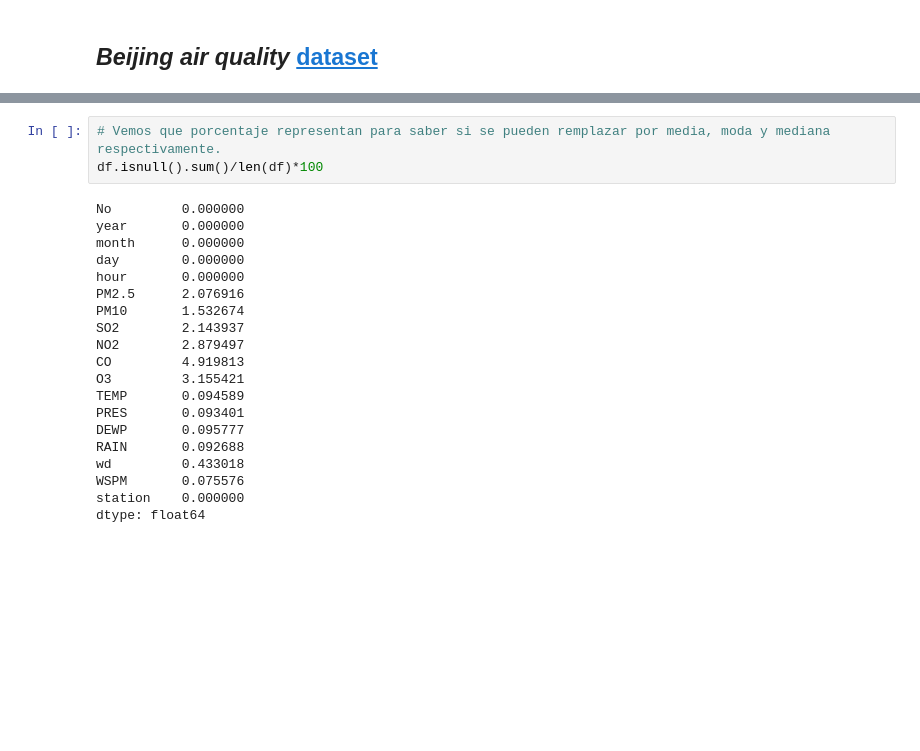
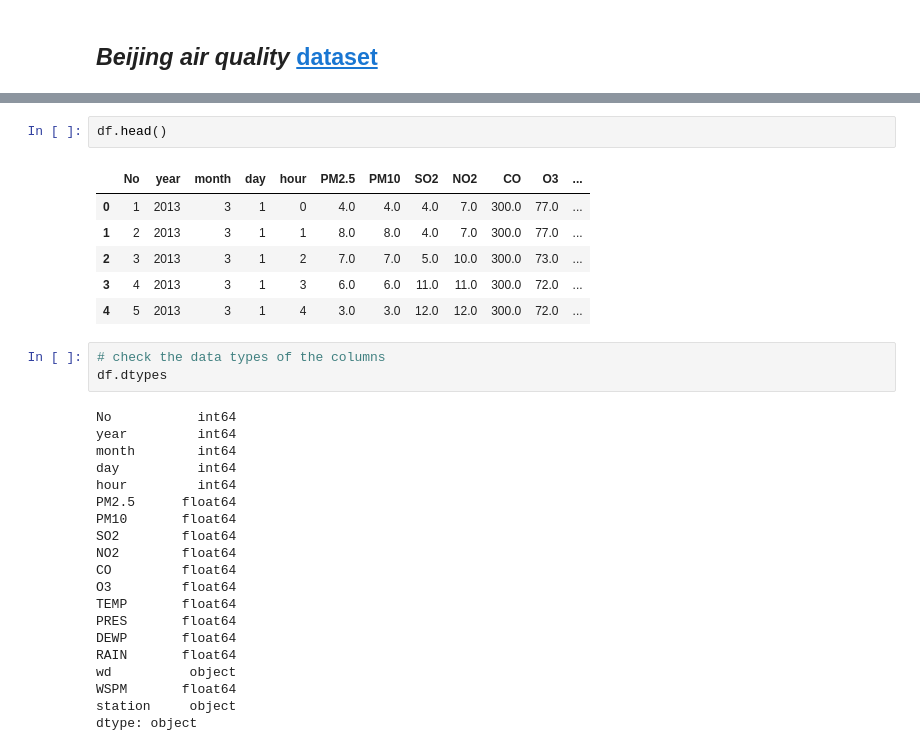
Before and after one commit to juuliquintana/Data-Extraction-Processing-and-Transformation, a Jupyter notebook: beijing.ipynb, the cells around one changed output, grey strips where cells are left out. Saved outputs shown, nothing was run; the diff lists cells and outputs as text; blank space fills up the shorter version.

```diff
--- a/beijing.ipynb
+++ b/beijing.ipynb
@@ -79,23 +33,32 @@ dtype: int64
-# %%
-# Vemos que porcentaje representan para saber si se pueden remplazar por media, moda y mediana respectivamente.
-df.isnull().sum()/len(df)*100
-# %% [output]
-No         0.000000
-year       0.000000
-month      0.000000
-day        0.000000
-hour       0.000000
-PM2.5      2.076916
-PM10       1.532674
-SO2        2.143937
-NO2        2.879497
-CO         4.919813
-O3         3.155421
-TEMP       0.094589
-PRES       0.093401
-DEWP       0.095777
-RAIN       0.092688
-wd         0.433018
-WSPM       0.075576
-station    0.000000
-dtype: float64
+# %%
+df.head()
+# %% [output]
+|  | No | year | month | day | hour | PM2.5 | PM10 | SO2 | NO2 | CO | O3 | ... |
+| 0 | 1 | 2013 | 3 | 1 | 0 | 4.0 | 4.0 | 4.0 | 7.0 | 300.0 | 77.0 | ... |
+| 1 | 2 | 2013 | 3 | 1 | 1 | 8.0 | 8.0 | 4.0 | 7.0 | 300.0 | 77.0 | ... |
+| 2 | 3 | 2013 | 3 | 1 | 2 | 7.0 | 7.0 | 5.0 | 10.0 | 300.0 | 73.0 | ... |
+| 3 | 4 | 2013 | 3 | 1 | 3 | 6.0 | 6.0 | 11.0 | 11.0 | 300.0 | 72.0 | ... |
+| 4 | 5 | 2013 | 3 | 1 | 4 | 3.0 | 3.0 | 12.0 | 12.0 | 300.0 | 72.0 | ... |
+# %%
+# check the data types of the columns
+df.dtypes
+# %% [output]
+No           int64
+year         int64
+month        int64
+day          int64
+hour         int64
+PM2.5      float64
+PM10       float64
+SO2        float64
+NO2        float64
+CO         float64
+O3         float64
+TEMP       float64
+PRES       float64
+DEWP       float64
+RAIN       float64
+wd          object
+WSPM       float64
+station     object
+dtype: object
```
Also changed, not shown: parts of 12 cells of this notebook, 3 other files.
